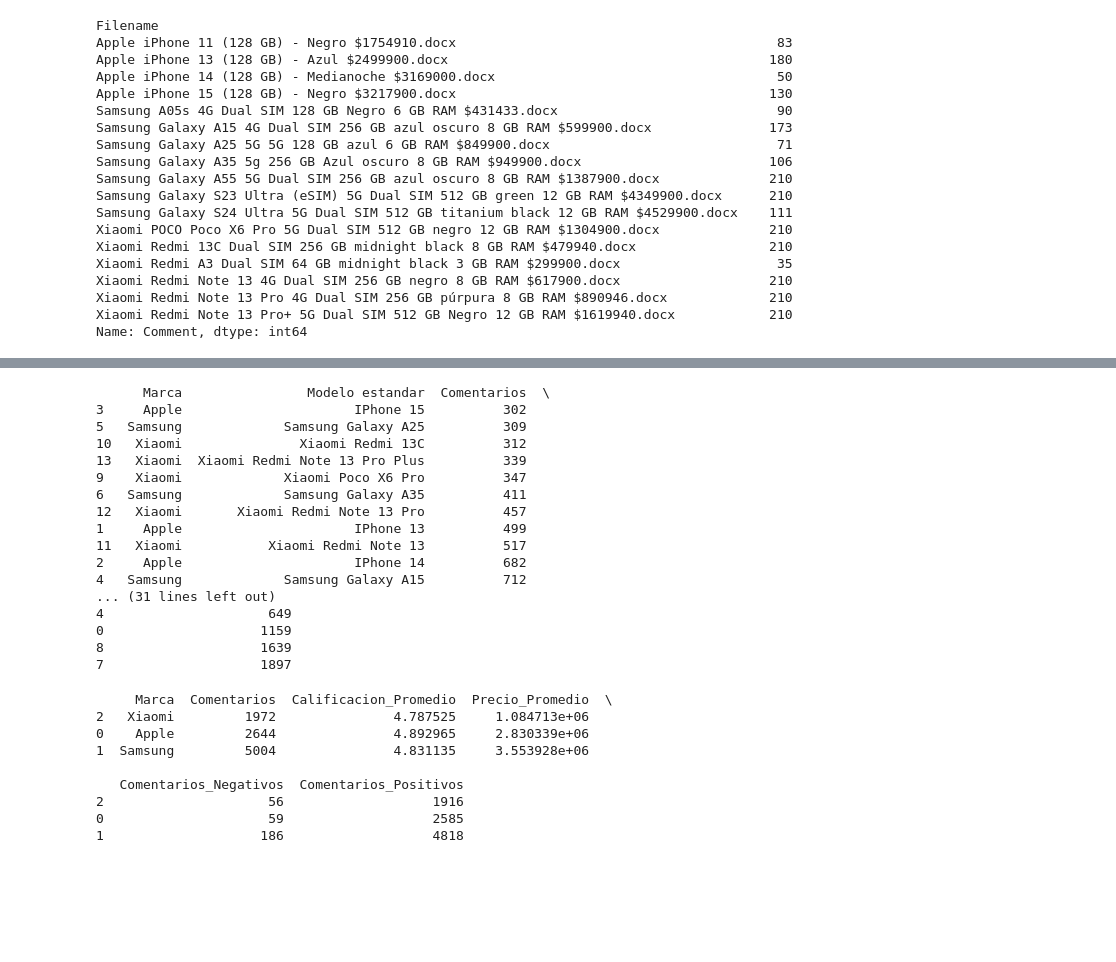
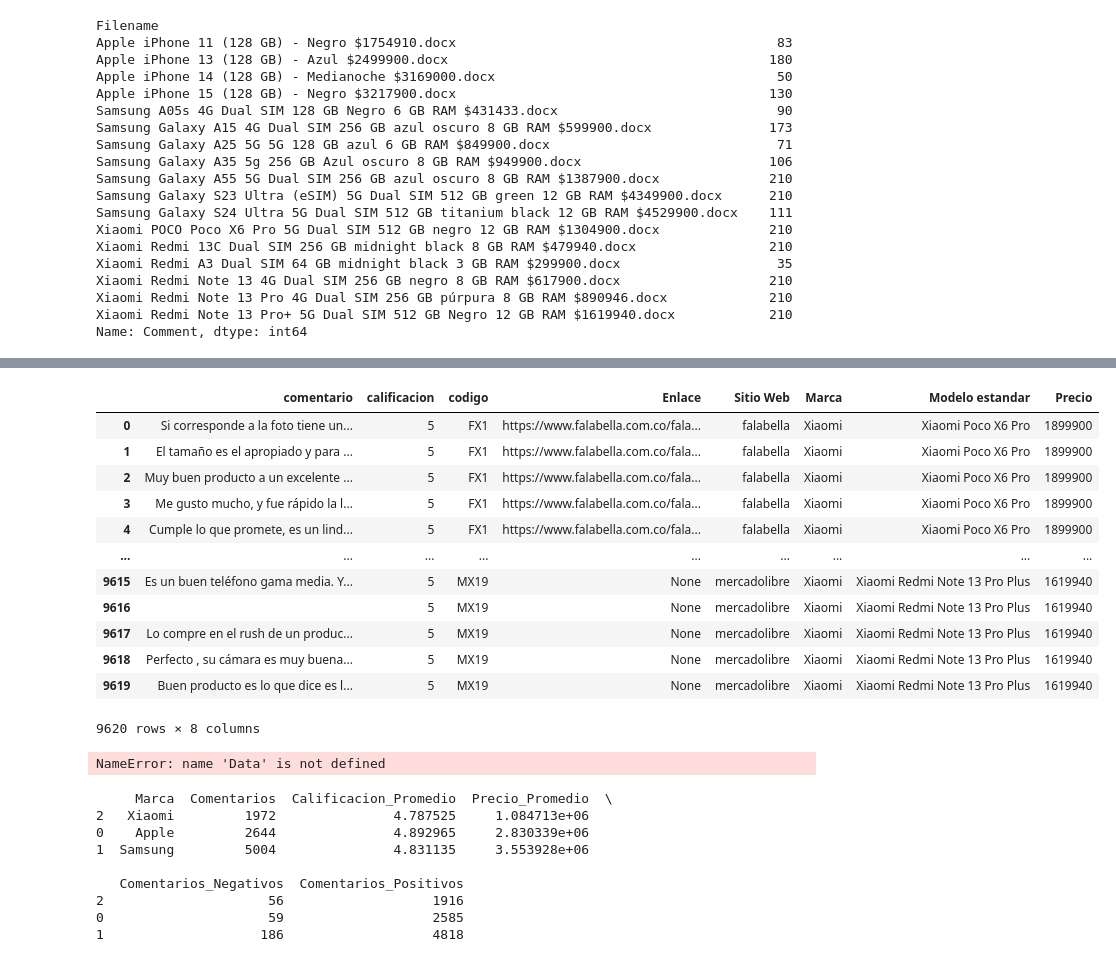
Before and after one commit to Juanpa21012/NLP-Sentiment-Analysis-of-Smartphone-Brands-Using-Web-Scrapping, a Jupyter notebook: Webscrapping/Testing-RR.ipynb, the cells around one changed output, grey strips where cells are left out. Cells and saved outputs as stored; diff of their text form; code cells hidden in the pictures; blank space fills up the shorter version.

```diff
--- a/Webscrapping/Testing-RR.ipynb
+++ b/Webscrapping/Testing-RR.ipynb
@@ -412,17 +385,32 @@ You should consider upgrading via the 'c:\Users\ASUS\AppData\Local\Programs\Pyth
 # %%
 # Configura los detalles de la conexión
 user = 'root'  # Cambia según tu configuración
 password = 'Elefantes1507'  # Cambia según tu configuración
 host = 'localhost'  # O 127.0.0.1
 port = '3306'  # Puerto predeterminado de MySQL
 database = 'sentimental_analysis_db'  # Nombre de tu base de datos
 
 # Crear el motor de conexión
 engine = create_engine(f"mysql+mysqlconnector://{user}:{password}@{host}:{port}/{database}")
 
 
 # Cargar la tabla completa
-Data = pd.read_sql("SELECT * FROM FILTERED_reviews", con=engine)
+df_as = pd.read_sql("SELECT * FROM FILTERED_reviews", con=engine)
+df_as
+# %% [output]
+|  | comentario | calificacion | codigo | Enlace | Sitio Web | Marca | Modelo estandar | Precio |
+| 0 | Si corresponde a la foto tiene un... | 5 | FX1 | https://www.falabella.com.co/fala... | falabella | Xiaomi | Xiaomi Poco X6 Pro | 1899900 |
+| 1 | El tamaño es el apropiado y para ... | 5 | FX1 | https://www.falabella.com.co/fala... | falabella | Xiaomi | Xiaomi Poco X6 Pro | 1899900 |
+| 2 | Muy buen producto a un excelente ... | 5 | FX1 | https://www.falabella.com.co/fala... | falabella | Xiaomi | Xiaomi Poco X6 Pro | 1899900 |
+| 3 | Me gusto mucho, y fue rápido la l... | 5 | FX1 | https://www.falabella.com.co/fala... | falabella | Xiaomi | Xiaomi Poco X6 Pro | 1899900 |
+| 4 | Cumple lo que promete, es un lind... | 5 | FX1 | https://www.falabella.com.co/fala... | falabella | Xiaomi | Xiaomi Poco X6 Pro | 1899900 |
+| ... | ... | ... | ... | ... | ... | ... | ... | ... |
+| 9615 | Es un buen teléfono gama media. Y... | 5 | MX19 | None | mercadolibre | Xiaomi | Xiaomi Redmi Note 13 Pro Plus | 1619940 |
+| 9616 |  | 5 | MX19 | None | mercadolibre | Xiaomi | Xiaomi Redmi Note 13 Pro Plus | 1619940 |
+| 9617 | Lo compre en el rush de un produc... | 5 | MX19 | None | mercadolibre | Xiaomi | Xiaomi Redmi Note 13 Pro Plus | 1619940 |
+| 9618 | Perfecto , su cámara es muy buena... | 5 | MX19 | None | mercadolibre | Xiaomi | Xiaomi Redmi Note 13 Pro Plus | 1619940 |
+| 9619 | Buen producto es lo que dice es l... | 5 | MX19 | None | mercadolibre | Xiaomi | Xiaomi Redmi Note 13 Pro Plus | 1619940 |
+9620 rows × 8 columns
 # %%
 # Definir una función para clasificar comentarios como negativos o positivos
 def clasificar_comentarios(df):
@@ -431,7 +419,7 @@ def clasificar_comentarios(df):
     return df
 
 # Aplicar la clasificación a los datos
-Data = clasificar_comentarios(Data)
+df_as = clasificar_comentarios(df_as)
 
 # Agrupar por 'Marca' y 'Modelo estandar' y calcular las métricas
 resumen_reviews = Data.groupby(['Marca', 'Modelo estandar']).agg(
@@ -448,22 +436,6 @@ resumen_reviews = resumen_reviews.sort_values(by='Comentarios', ascending=True)
 # Mostrar el resultado
 print(resumen_reviews)
 # %% [output]
-      Marca                Modelo estandar  Comentarios  \
-3     Apple                      IPhone 15          302
-5   Samsung             Samsung Galaxy A25          309
-10   Xiaomi               Xiaomi Redmi 13C          312
-13   Xiaomi  Xiaomi Redmi Note 13 Pro Plus          339
-9    Xiaomi             Xiaomi Poco X6 Pro          347
-6   Samsung             Samsung Galaxy A35          411
-12   Xiaomi       Xiaomi Redmi Note 13 Pro          457
-1     Apple                      IPhone 13          499
-11   Xiaomi           Xiaomi Redmi Note 13          517
-2     Apple                      IPhone 14          682
-4   Samsung             Samsung Galaxy A15          712
-... (31 lines left out)
-4                     649
-0                    1159
-8                    1639
-7                    1897
+NameError: name 'Data' is not defined
 # %%
 # Agrupar por 'Marca' y calcular las métricas
```
Also changed, not shown: parts of 13 cells of this notebook.
